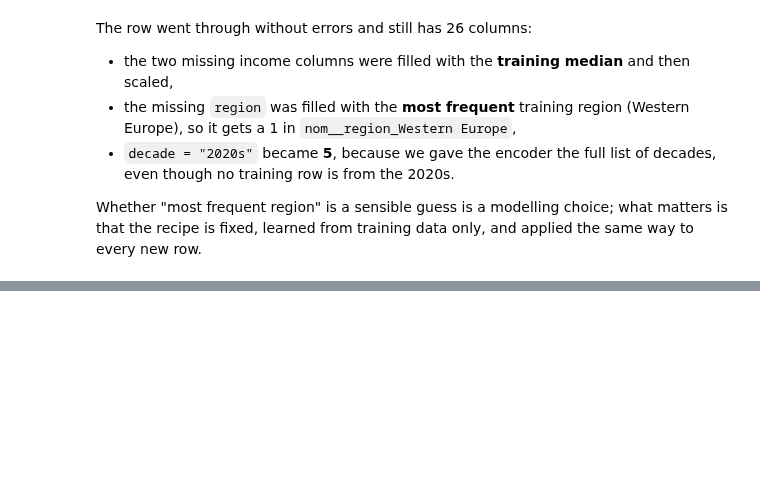
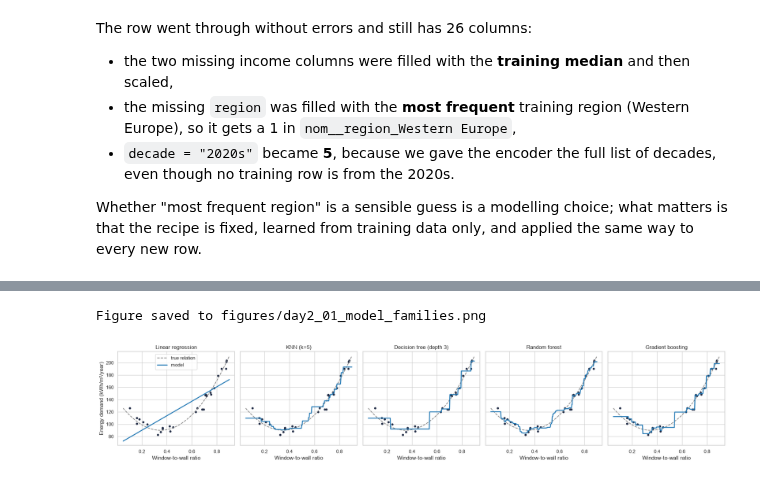
Before and after one commit to iaac-maai/Group8-day1-assignment, a Jupyter notebook: notebook/Day2_models.ipynb, the cells around one changed output, grey strips where cells are left out. Drawn from its saved outputs; the diff is of its cells as text; code cells hidden in the pictures; blank space fills up the shorter version.

```diff
--- a/notebook/Day2_models.ipynb
+++ b/notebook/Day2_models.ipynb
@@ -1129,0 +1280,27 @@ Whether "most frequent region" is a sensible guess is a modelling choice; what m
+# %%
+from sklearn.ensemble import RandomForestRegressor, HistGradientBoostingRegressor
+
+toy_models = {
+    "Linear regression": LinearRegression(),
+    "KNN (k=5)": KNeighborsRegressor(n_neighbors=5),
+    "Decision tree (depth 3)": DecisionTreeRegressor(max_depth=3, random_state=RANDOM_STATE),
+    "Random forest": RandomForestRegressor(n_estimators=200, random_state=RANDOM_STATE),
+    "Gradient boosting": HistGradientBoostingRegressor(min_samples_leaf=3, random_state=RANDOM_STATE),
+}
+
+fig, axes = plt.subplots(1, 5, figsize=(20, 4), sharey=True)
+for ax, (name, toy_model) in zip(axes, toy_models.items()):
+    toy_model.fit(wwr_train.reshape(-1, 1), dem_train)
+    ax.scatter(wwr_train, dem_train, color="#1f2a44", s=15)
+    ax.plot(grid, true_demand(grid), color="grey", linestyle="--", label="true relation")
+    ax.plot(grid, toy_model.predict(grid.reshape(-1, 1)), color="tab:blue", linewidth=2, label="model")
+    ax.set_title(name)
+    ax.set_xlabel("Window-to-wall ratio")
+axes[0].set_ylabel("Energy demand (kWh/m²/year)")
+axes[0].legend(loc="upper center")
+plt.tight_layout()
+save_fig("01_model_families")
+plt.show()
+# %% [output]
+Figure saved to figures/day2_01_model_families.png
+[figure, added]
```
Also changed, not shown: parts of 74 cells of this notebook, 10 other files.
